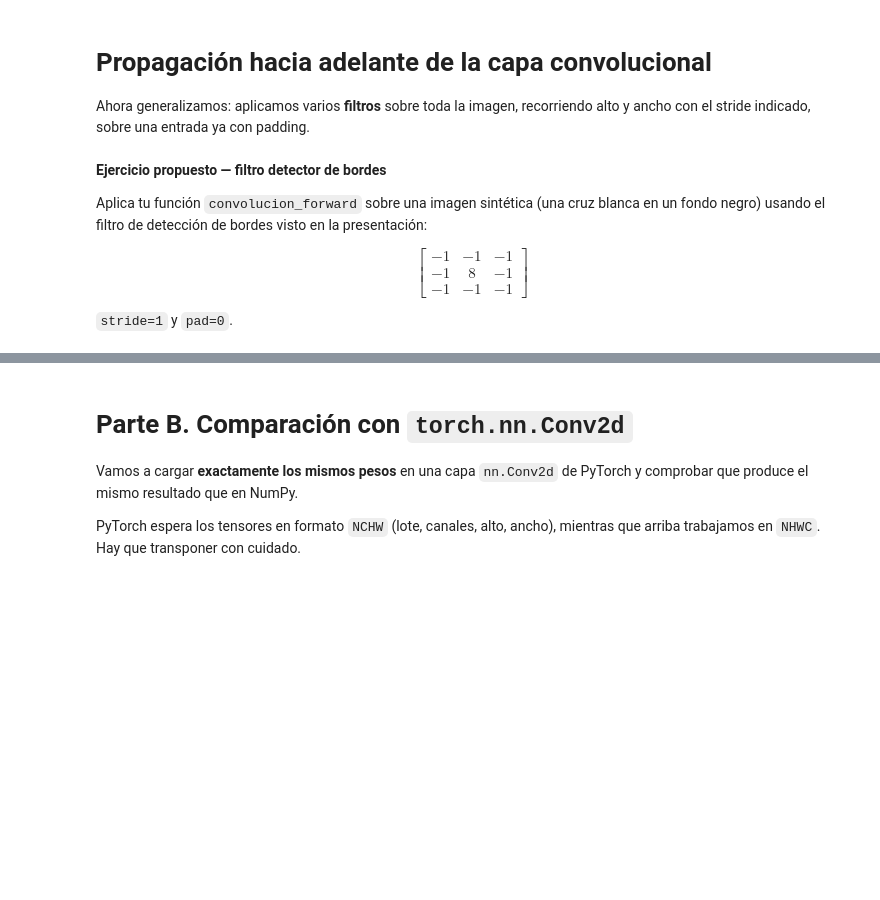
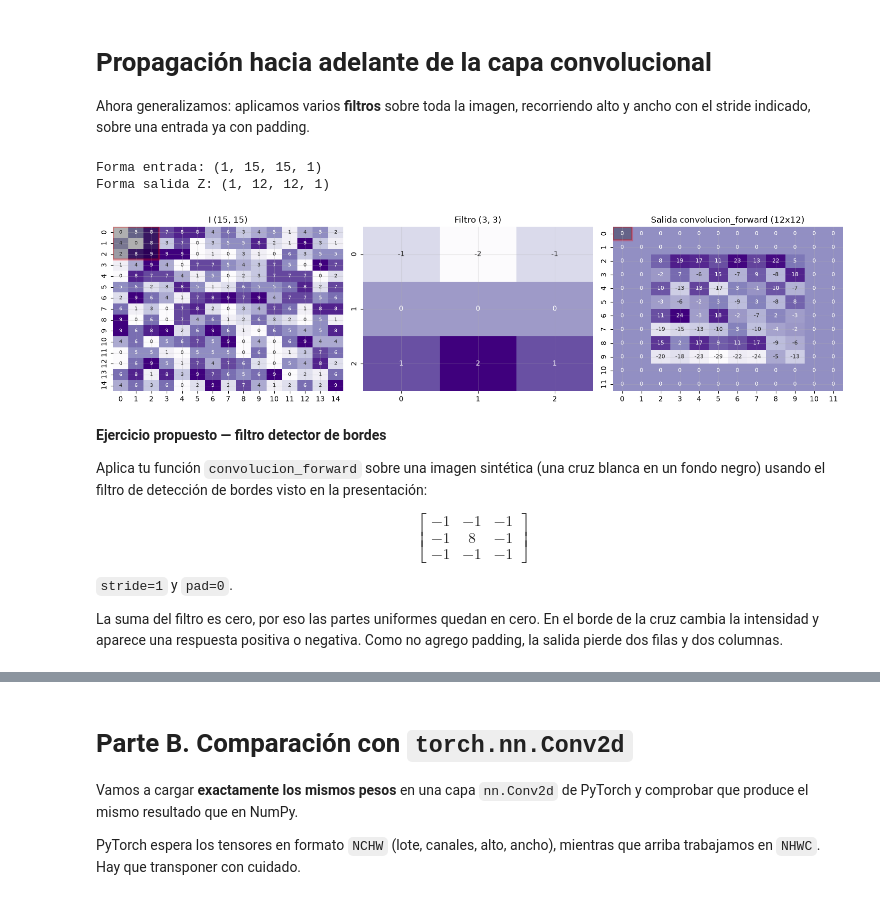
Before and after one commit to iossetking/Deep-Learning-Vision-Computer-Class, a Jupyter notebook: u1/act2/Lab_2.ipynb, the cells around one changed output, grey strips where cells are left out. Saved outputs shown, nothing was run; the diff lists cells and outputs as text; code cells hidden in the pictures; blank space fills up the shorter version.

```diff
--- a/u1/act2/Lab_2.ipynb
+++ b/u1/act2/Lab_2.ipynb
@@ -342,7 +354,8 @@ def paso_convolucion(a_slice_prev, W, b):
     """
     s = np.multiply(a_slice_prev, W)
     Z = np.sum(s)
-    Z = Z + float(b)
+    # Extrae el único valor del sesgo, incluso si tiene forma (1, 1, 1).
+    Z = Z + np.asarray(b).item()
     return Z
 
 # 3. Propagación hacia adelante
@@ -380,33 +393,37 @@ b = np.zeros((1, 1, 1, 1))
 stride = 2
 pad = 5
 
 Z = convolucion_forward(A_prev, W, b, stride=stride, pad=pad)
 
 
 scipy_out = correlate2d(inp_raw, filter_conv, mode='valid')
 z_2d = Z[0, :, :, 0]
 
 print("Forma entrada:", A_prev.shape)
 print("Forma salida Z:", Z.shape)
 
 
 fig, ax = plt.subplots(ncols=3, figsize=(15, 4))
 
 sns.heatmap(inp_raw, annot=True, annot_kws={"size": 7}, fmt="d", cbar=False, ax=ax[0], cmap='Purples')
 rect_in = patches.Rectangle((0, 0), 3, 3, linewidth=3, edgecolor='red', facecolor='black', alpha=0.3)
 ax[0].add_patch(rect_in)
 ax[0].set_title(f"I {inp.shape}")
 
 sns.heatmap(filter_conv, annot=True, annot_kws={"size": 10}, fmt="d", cbar=False, ax=ax[1], cmap='Purples')
 ax[1].set_title(f"Filtro {filter_conv.shape}")
 
 sns.heatmap(z_2d, annot=True, annot_kws={"size": 8}, fmt=".0f", cbar=False, ax=ax[2], cmap='Purples')
 rect_out = patches.Rectangle((0, 0), 1, 1, linewidth=3, edgecolor='red', facecolor='black', alpha=0.3)
 ax[2].add_patch(rect_out)
 ax[2].set_title(f"Salida convolucion_forward ({z_2d.shape[0]}x{z_2d.shape[1]})")
 
 plt.tight_layout()
 plt.show()
+# %% [output]
+Forma entrada: (1, 15, 15, 1)
+Forma salida Z: (1, 12, 12, 1)
+[figure, added]
 # %% [markdown]
 **Ejercicio propuesto — filtro detector de bordes**
 
@@ -417,3 +434,5 @@ $$
 $$
 
 `stride=1` y `pad=0`.
+
+La suma del filtro es cero, por eso las partes uniformes quedan en cero. En el borde de la cruz cambia la intensidad y aparece una respuesta positiva o negativa. Como no agrego padding, la salida pierde dos filas y dos columnas.
```
Also changed, not shown: parts of 39 cells of this notebook, 9 other files.
